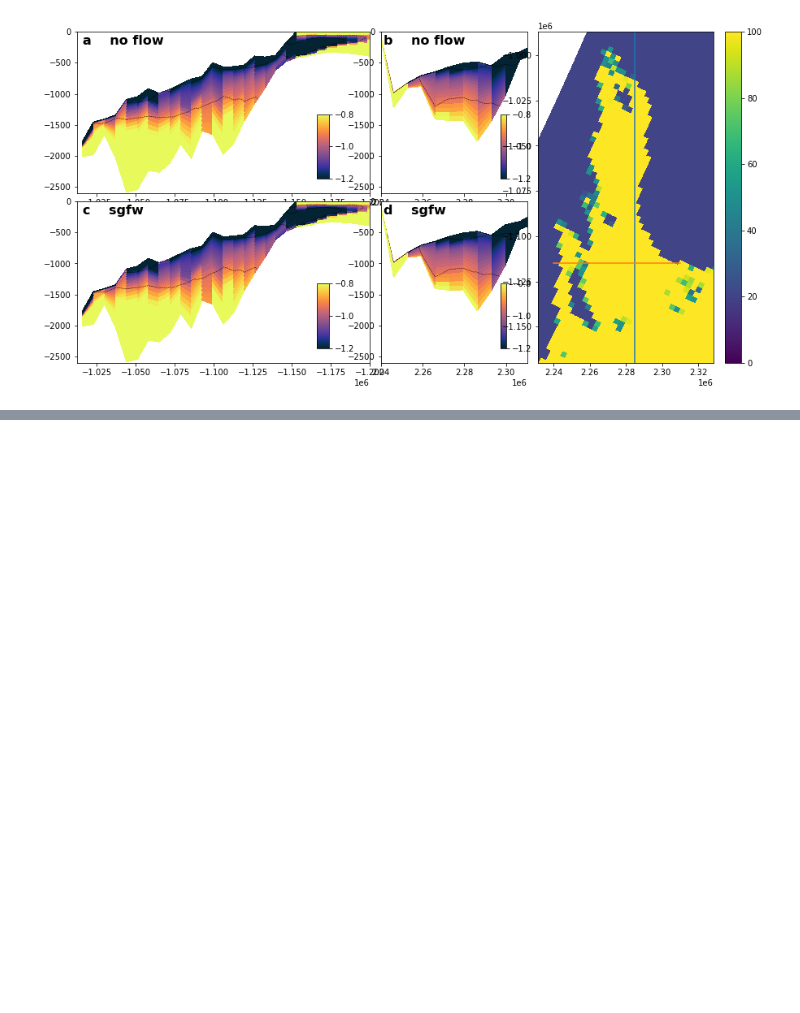
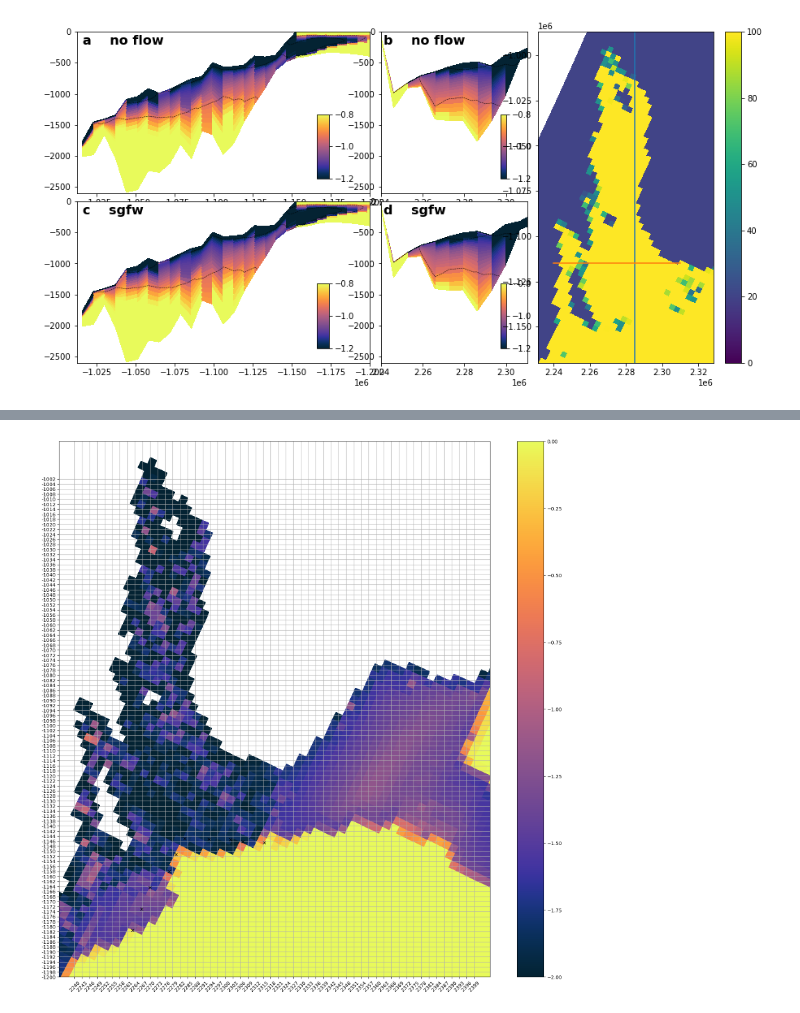
Before and after one commit to dgwyther/totten-sgfw, a Jupyter notebook: notebooks/1.0-plot-verticalTransects.ipynb, the cells around one changed output, grey strips where cells are left out. Saved outputs shown, nothing was run; the diff lists cells and outputs as text; code cells hidden in the pictures; blank space fills up the shorter version.

```diff
--- a/notebooks/1.0-plot-verticalTransects.ipynb
+++ b/notebooks/1.0-plot-verticalTransects.ipynb
@@ -687,0 +812,13 @@ Text(0.75, 0.33, ' B   ')
+# %%
+plt.figure(figsize=(20,20))
+im=plt.pcolormesh(gridFile.x_rho/1000,gridFile.y_rho/1000,norm.temp.isel(s_rho=-1).mean(dim='ocean_time'),vmin=-2,vmax=0,cmap='cmo.thermal')
+plt.axis('equal')
+plt.xlim([2.240e3,2.32e3])
+plt.ylim([-1.20e3,-.987e3])
+plt.colorbar(im)
+plt.plot(au1402_psx/1000,au1402_psy/1000,'kx')
+plt.xticks(np.arange(2240,2400,3),np.arange(2240,2400,3),rotation=45)
+plt.yticks(np.arange(-1200,-1000,2),np.arange(-1200,-1000,2))
+plt.grid()
+# %% [output]
+[figure, added]
```
Also changed, not shown: parts of 20 cells of this notebook, 2 other files.
